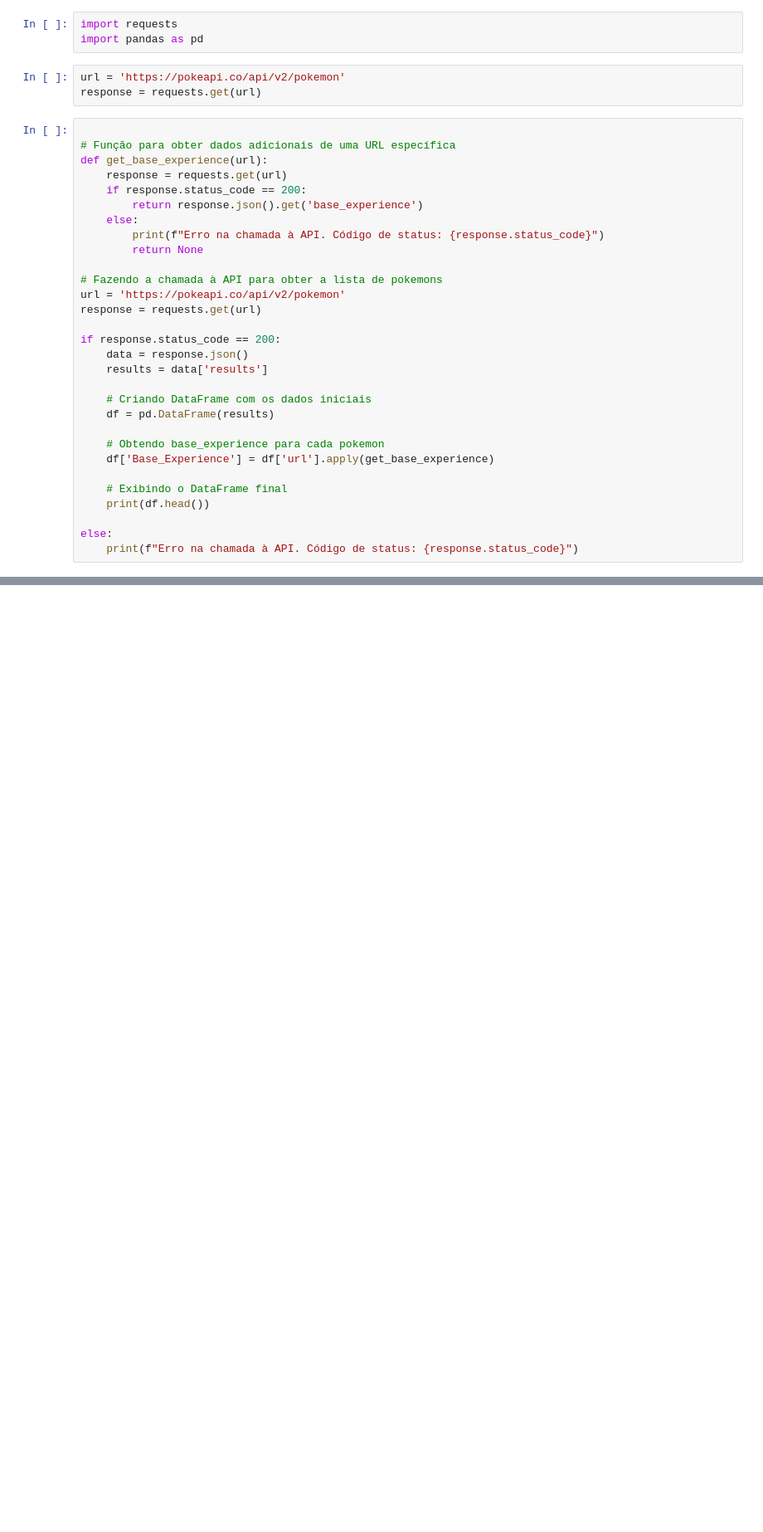
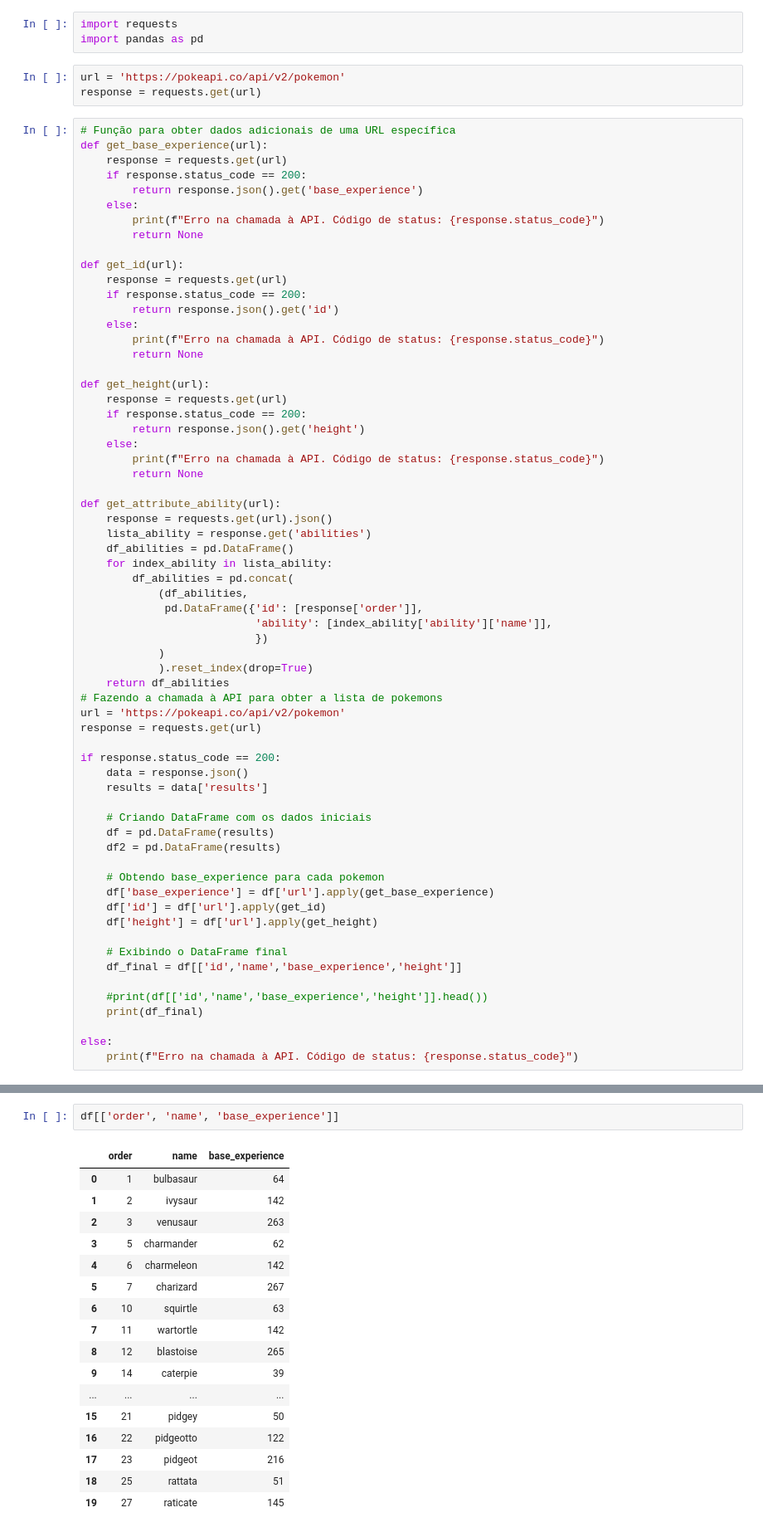
Before and after one commit to BrunoHeuert/CoderHouse-Python, a Jupyter notebook: testes/pokeapi.ipynb, the cells around one changed output, grey strips where cells are left out. Shown: that part at 83% size. Drawn from its saved outputs; the diff is of its cells as text; blank space fills up the shorter version.

```diff
--- a/testes/pokeapi.ipynb
+++ b/testes/pokeapi.ipynb
@@ -5,7 +5,6 @@ import pandas as pd
 url = 'https://pokeapi.co/api/v2/pokemon'
 response = requests.get(url)
 # %%
-
 # Função para obter dados adicionais de uma URL específica
 def get_base_experience(url):
     response = requests.get(url)
@@ -15,6 +14,35 @@ def get_base_experience(url):
         print(f"Erro na chamada à API. Código de status: {response.status_code}")
         return None
 
+def get_id(url):
+    response = requests.get(url)
+    if response.status_code == 200:
+        return response.json().get('id')
+    else:
+        print(f"Erro na chamada à API. Código de status: {response.status_code}")
+        return None
+
+def get_height(url):
+    response = requests.get(url)
+    if response.status_code == 200:
+        return response.json().get('height')
+    else:
+        print(f"Erro na chamada à API. Código de status: {response.status_code}")
+        return None
+
+def get_attribute_ability(url):
+    response = requests.get(url).json()
+    lista_ability = response.get('abilities')
+    df_abilities = pd.DataFrame()
+    for index_ability in lista_ability:
+        df_abilities = pd.concat(
+            (df_abilities,
+             pd.DataFrame({'id': [response['order']],
+                           'ability': [index_ability['ability']['name']],
+                           })
+            )
+            ).reset_index(drop=True)
+    return df_abilities
 # Fazendo a chamada à API para obter a lista de pokemons
 url = 'https://pokeapi.co/api/v2/pokemon'
 response = requests.get(url)
@@ -25,12 +53,18 @@ if response.status_code == 200:
 
     # Criando DataFrame com os dados iniciais
     df = pd.DataFrame(results)
+    df2 = pd.DataFrame(results)
 
     # Obtendo base_experience para cada pokemon
-    df['Base_Experience'] = df['url'].apply(get_base_experience)
+    df['base_experience'] = df['url'].apply(get_base_experience)
+    df['id'] = df['url'].apply(get_id)
+    df['height'] = df['url'].apply(get_height)
 
     # Exibindo o DataFrame final
-    print(df.head())
+    df_final = df[['id','name','base_experience','height']]
+
+    #print(df[['id','name','base_experience','height']].head())
+    print(df_final)
 
 else:
     print(f"Erro na chamada à API. Código de status: {response.status_code}")
@@ -43,0 +148,20 @@ else:
+# %%
+df[['order', 'name', 'base_experience']]
+# %% [output]
+|  | order | name | base_experience |
+| 0 | 1 | bulbasaur | 64 |
+| 1 | 2 | ivysaur | 142 |
+| 2 | 3 | venusaur | 263 |
+| 3 | 5 | charmander | 62 |
+| 4 | 6 | charmeleon | 142 |
+| 5 | 7 | charizard | 267 |
+| 6 | 10 | squirtle | 63 |
+| 7 | 11 | wartortle | 142 |
+| 8 | 12 | blastoise | 265 |
+| 9 | 14 | caterpie | 39 |
+| ... | ... | ... | ... |
+| 15 | 21 | pidgey | 50 |
+| 16 | 22 | pidgeotto | 122 |
+| 17 | 23 | pidgeot | 216 |
+| 18 | 25 | rattata | 51 |
+| 19 | 27 | raticate | 145 |
```
Also changed, not shown: parts of 15 cells of this notebook, 2 other files.
